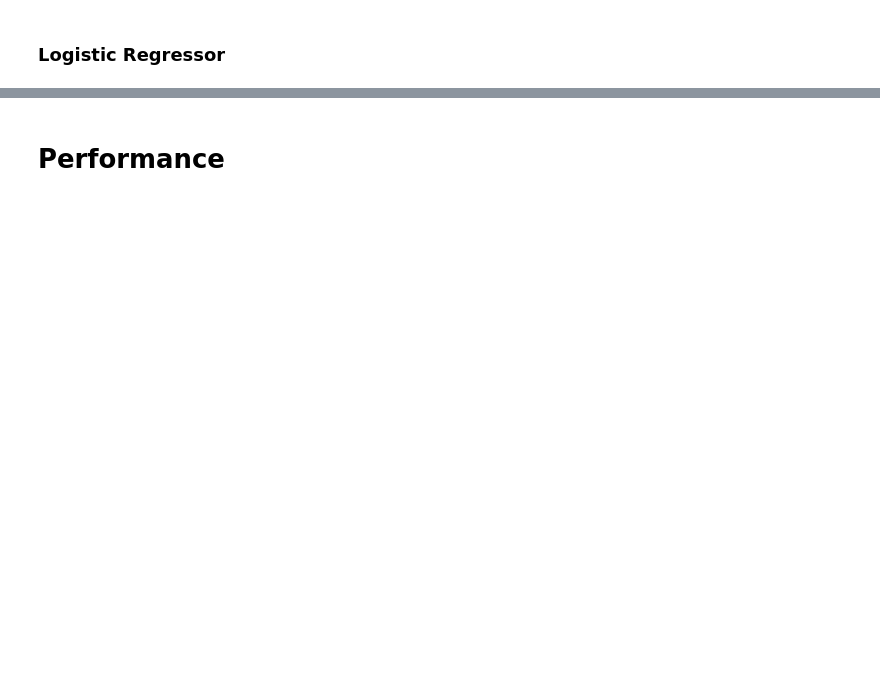
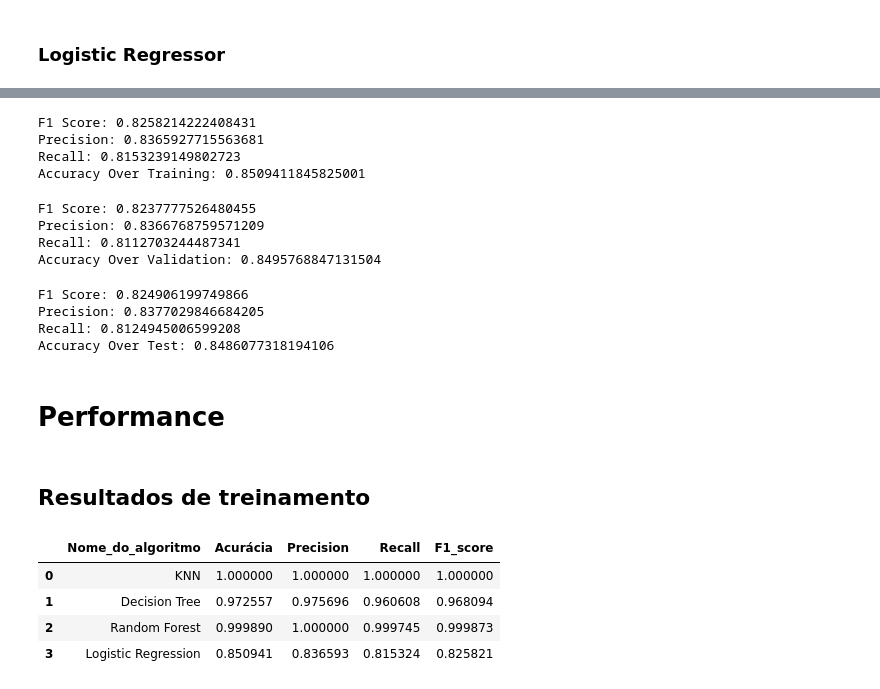
Before and after one commit to alvaro-morais-png/ensaio-machine-learning, a Jupyter notebook: ensaios/classificacao/classificacao_teste.ipynb, the cells around one changed output, grey strips where cells are left out. Drawn from its saved outputs; the diff is of its cells as text; code cells hidden in the pictures; blank space fills up the shorter version.

```diff
--- a/ensaios/classificacao/classificacao_teste.ipynb
+++ b/ensaios/classificacao/classificacao_teste.ipynb
@@ -189,2 +351,73 @@ Accuracy Over Test: 0.9643533001197234
+# %%
+## Previsão sobre os dados de treinamento
+yhat_train_lr = model_last_lr.predict( X_train )
+acc_train_lr = mt.accuracy_score( y_train, yhat_train_lr )
+precision_train_lr = mt.precision_score(y_train, yhat_train_lr)
+recall_train_lr = mt.recall_score(y_train, yhat_train_lr)
+f1_score_train_lr = mt.f1_score(y_train, yhat_train_lr)
+
+print(f"F1 Score: {f1_score_train_lr}")
+print(f"Precision: {precision_train_lr}")
+print(f"Recall: {recall_train_lr}")
+print( "Accuracy Over Training: {}".format( acc_train_lr ) )
+# %% [output]
+F1 Score: 0.8258214222408431
+Precision: 0.8365927715563681
+Recall: 0.8153239149802723
+Accuracy Over Training: 0.8509411845825001
+# %%
+## Previsão sobre os dados de validação
+yhat_val_lr = model_last_lr.predict( X_val )
+acc_val_lr = mt.accuracy_score( y_val, yhat_val_lr )
+precision_val_lr = mt.precision_score(y_val, yhat_val_lr)
+recall_val_lr = mt.recall_score(y_val, yhat_val_lr)
+f1_score_val_lr = mt.f1_score(y_val, yhat_val_lr)
+
+print(f"F1 Score: {f1_score_val_lr}")
+print(f"Precision: {precision_val_lr}")
+print(f"Recall: {recall_val_lr}")
+print( "Accuracy Over Validation: {}".format( acc_val_lr ) )
+# %% [output]
+F1 Score: 0.8237777526480455
+Precision: 0.8366768759571209
+Recall: 0.8112703244487341
+Accuracy Over Validation: 0.8495768847131504
+# %%
+## Previsão sobre os dados de test
+yhat_test_lr = model_last_lr.predict( X_test )
+acc_test_lr = mt.accuracy_score( y_test, yhat_test_lr )
+precision_lr = mt.precision_score(y_test, yhat_test_lr)
+recall_lr = mt.recall_score(y_test, yhat_test_lr)
+f1_score_lr = mt.f1_score(y_test, yhat_test_lr)
+
+print(f"F1 Score: {f1_score_lr}")
+print(f"Precision: {precision_lr}")
+print(f"Recall: {recall_lr}")
+print( "Accuracy Over Test: {}".format( acc_test_lr ) )
+# %% [output]
+F1 Score: 0.824906199749866
+Precision: 0.8377029846684205
+Recall: 0.8124945006599208
+Accuracy Over Test: 0.8486077318194106
 # %% [markdown]
 # Performance
+# %% [markdown]
+## Resultados de treinamento
+# %%
+# criar tabela com os resultados da performace dos algorítimos de classificação com dados de teste
+resultados_train = pd.DataFrame(columns=['Nome_do_algoritmo', 'Acurácia', 'Precision', 'Recall', 'F1_score'])
+
+# adicionar os resultados do KNN à tabela
+resultados_train.loc[0] = ['KNN',  acc_train_knn, precision_train_knn, recall_train_knn, f1_score_train_knn]
+resultados_train.loc[1] = ['Decision Tree', acc_train_dt, precision_train_dt, recall_train_dt, f1_score_train_dt]
+resultados_train.loc[2] = ['Random Forest', acc_train_rf, precision_train_rf, recall_train_rf, f1_score_train_rf]
+resultados_train.loc[3] = ['Logistic Regression', acc_train_lr, precision_train_lr, recall_train_lr, f1_score_train_lr]
+
+resultados_train = resultados_train.reset_index(drop=True)
+resultados_train
+# %% [output]
+|  | Nome_do_algoritmo | Acurácia | Precision | Recall | F1_score |
+| 0 | KNN | 1.000000 | 1.000000 | 1.000000 | 1.000000 |
+| 1 | Decision Tree | 0.972557 | 0.975696 | 0.960608 | 0.968094 |
+| 2 | Random Forest | 0.999890 | 1.000000 | 0.999745 | 0.999873 |
+| 3 | Logistic Regression | 0.850941 | 0.836593 | 0.815324 | 0.825821 |
```
Also changed, not shown: parts of 24 cells of this notebook.
